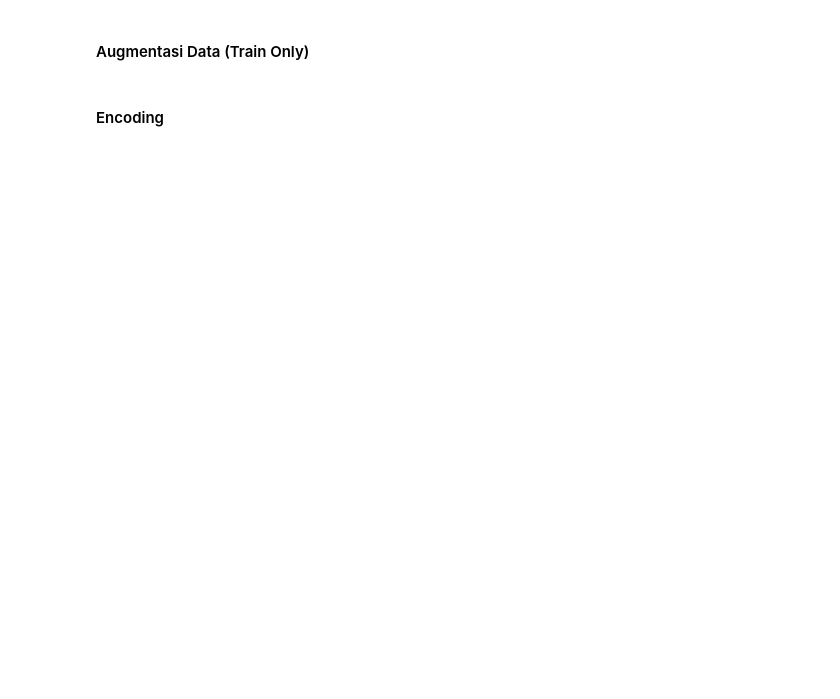
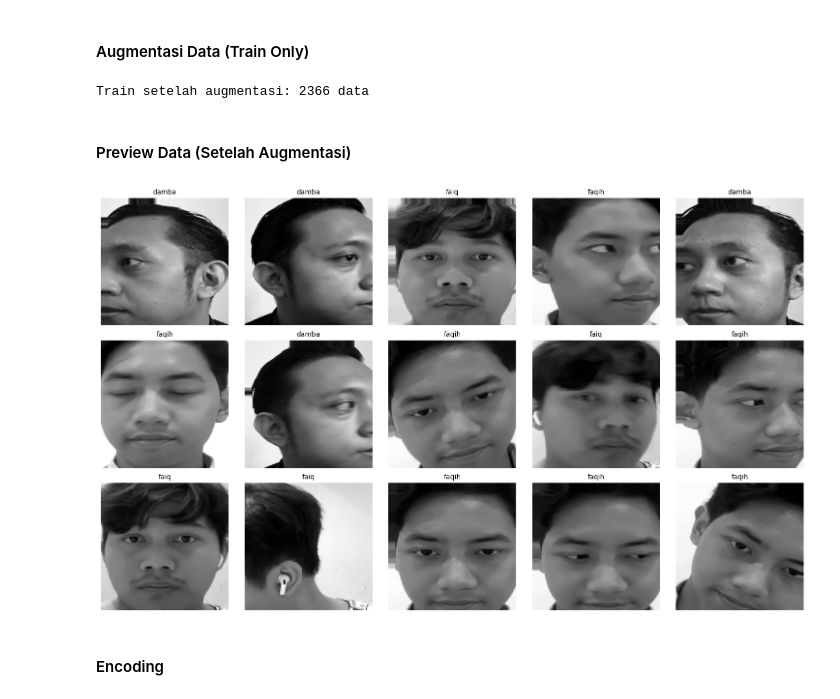
Before and after one commit to faqihfirman/computational-intelligence, a Jupyter notebook: tugas-kelompok/notebooks/mlp_classic.ipynb, the cells around one changed output. Saved outputs shown, nothing was run; the diff lists cells and outputs as text; code cells hidden in the pictures; blank space fills up the shorter version.

```diff
--- a/tugas-kelompok/notebooks/mlp_classic.ipynb
+++ b/tugas-kelompok/notebooks/mlp_classic.ipynb
@@ -89,56 +116,34 @@ print(f"Train: {X_train.shape[0]}, Val: {X_val.shape[0]}")
 # %% [markdown]
 #### Augmentasi Data (Train Only)
 # %%
-def augment_image(image):
-    variants = []
+images_train_aug, y_train_label_aug, paths_train_aug = augment_train_set(paths_train, y_train_label)
 
-    # flip horizontal
-    variants.append(cv2.flip(image, 1))
-
-    # rotasi kecil (15 derajat)
-    height, width = image.shape
-    for angle in (-15, 15):
-        rotation_matrix = cv2.getRotationMatrix2D((width / 2, height / 2), angle, 1.0)
-        variants.append(cv2.warpAffine(image, rotation_matrix, (width, height), borderMode=cv2.BORDER_REPLICATE))
-
-    # brightness
-    variants.append(cv2.convertScaleAbs(image, alpha=1.2, beta=15))
-    variants.append(cv2.convertScaleAbs(image, alpha=0.8, beta=-15))
-
-    # translasi kecil
-    shift_x, shift_y = int(0.05 * width), int(0.05 * height)
-    translation_matrix = np.float32([[1, 0, shift_x], [0, 1, shift_y]])
-    variants.append(cv2.warpAffine(image, translation_matrix, (width, height), borderMode=cv2.BORDER_REPLICATE))
-
-    return variants
-
-
-def augment_train_set(image_paths, labels):
-    augmented_features, augmented_labels, augmented_paths = [], [], []
-
-    for image_path, label in zip(image_paths, labels):
-        image = cv2.imread(image_path, cv2.IMREAD_GRAYSCALE)
-        image = cv2.resize(image, IMAGE_SIZE)
-
-        for variant in augment_image(image):
-            augmented_features.append(variant.flatten())
-            augmented_labels.append(label)
-            augmented_paths.append(image_path + " (aug)")
-
-    return (
-        np.array(augmented_features, dtype=np.float32) / 255.0,
-        np.array(augmented_labels),
-        np.array(augmented_paths),
-    )
-
-
-X_train_aug, y_train_label_aug, paths_train_aug = augment_train_set(paths_train, y_train_label)
+X_train_aug = np.array([image.flatten() for image in images_train_aug], dtype=np.float32) / 255.0
 
 X_train = np.concatenate([X_train, X_train_aug], axis=0)
 y_train_label = np.concatenate([y_train_label, y_train_label_aug], axis=0)
 paths_train = np.concatenate([paths_train, paths_train_aug], axis=0)
 
 print(f"Train setelah augmentasi: {X_train.shape[0]} data")
+# %% [output]
+Train setelah augmentasi: 2366 data
+# %% [markdown]
+#### Preview Data (Setelah Augmentasi)
+# %%
+rng = np.random.default_rng(SEED)
+aug_preview_idx = rng.choice(len(images_train_aug), size=15, replace=False)
+
+fig, axes = plt.subplots(3, 5, figsize=(15, 9))
+
+for ax, idx in zip(axes.flatten(), aug_preview_idx):
+    ax.imshow(images_train_aug[idx], cmap="gray")
+    ax.axis("off")
+    ax.set_title(y_train_label_aug[idx], fontsize=10)
+
+plt.tight_layout()
+plt.show()
+# %% [output]
+[figure, added]
 # %% [markdown]
 #### Encoding
 # %%
```
Also changed, not shown: parts of 13 cells of this notebook.
